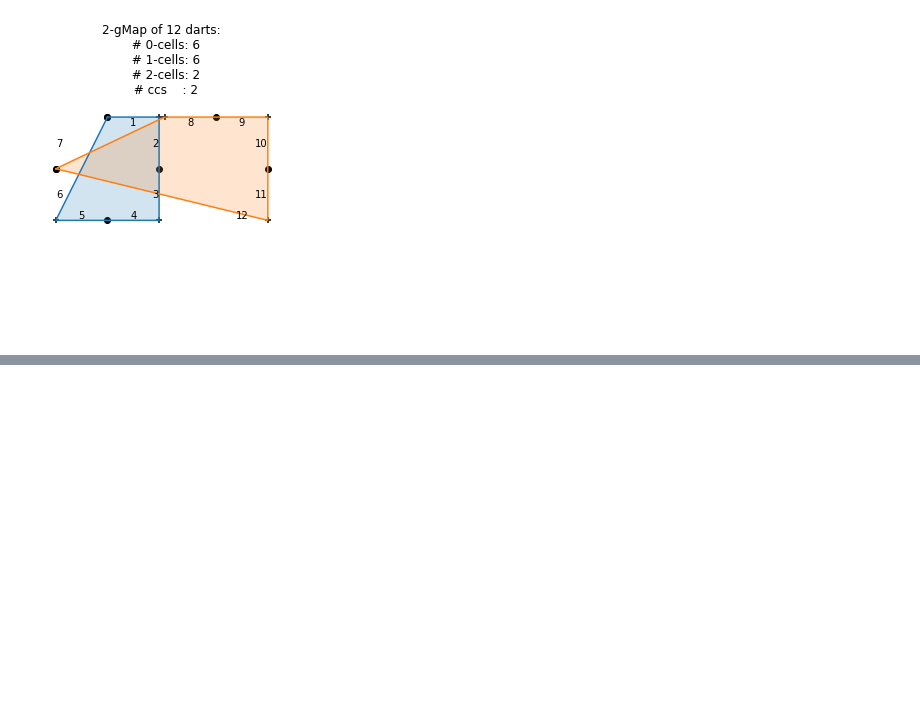
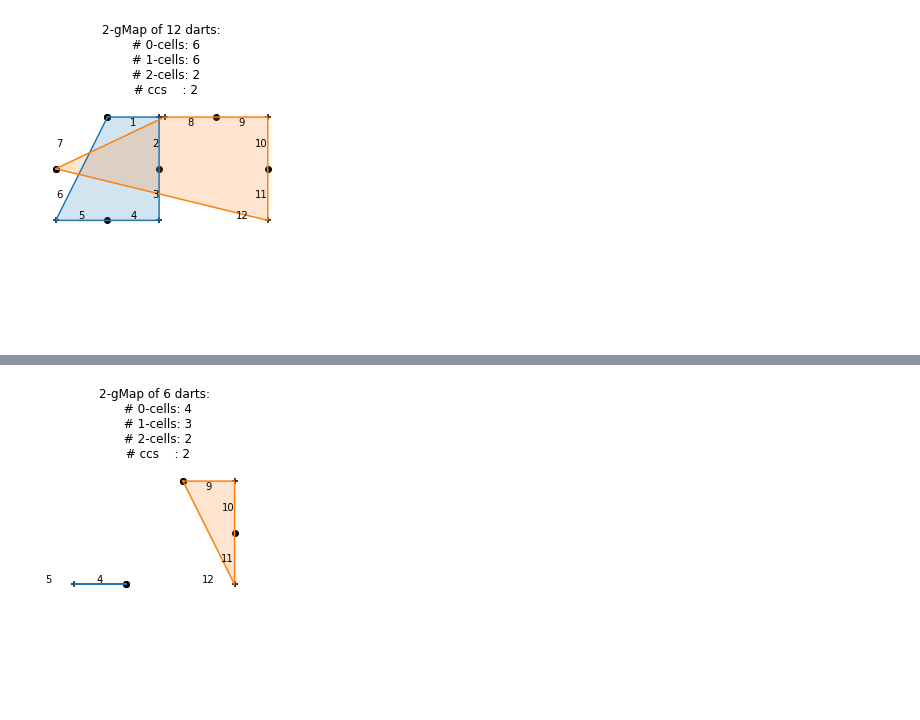
Before and after one commit to napolanocarmine/Thesis_Project, a Jupyter notebook: combinatorial/notebooks/02_pixelmap copy.ipynb, the cells around one changed output, grey strips where cells are left out. Cells and saved outputs as stored; diff of their text form; code cells hidden in the pictures; blank space fills up the shorter version.

```diff
--- a/combinatorial/notebooks/02_pixelmap copy.ipynb
+++ b/combinatorial/notebooks/02_pixelmap copy.ipynb
@@ -1000,0 +1011,5 @@ m.plot_faces()
+# %%
+m.remove_1_cell(8)
+m.plot_faces()
+# %% [output]
+[figure, added]
```
Also changed, not shown: parts of 5 cells of this notebook, 7 other files.
